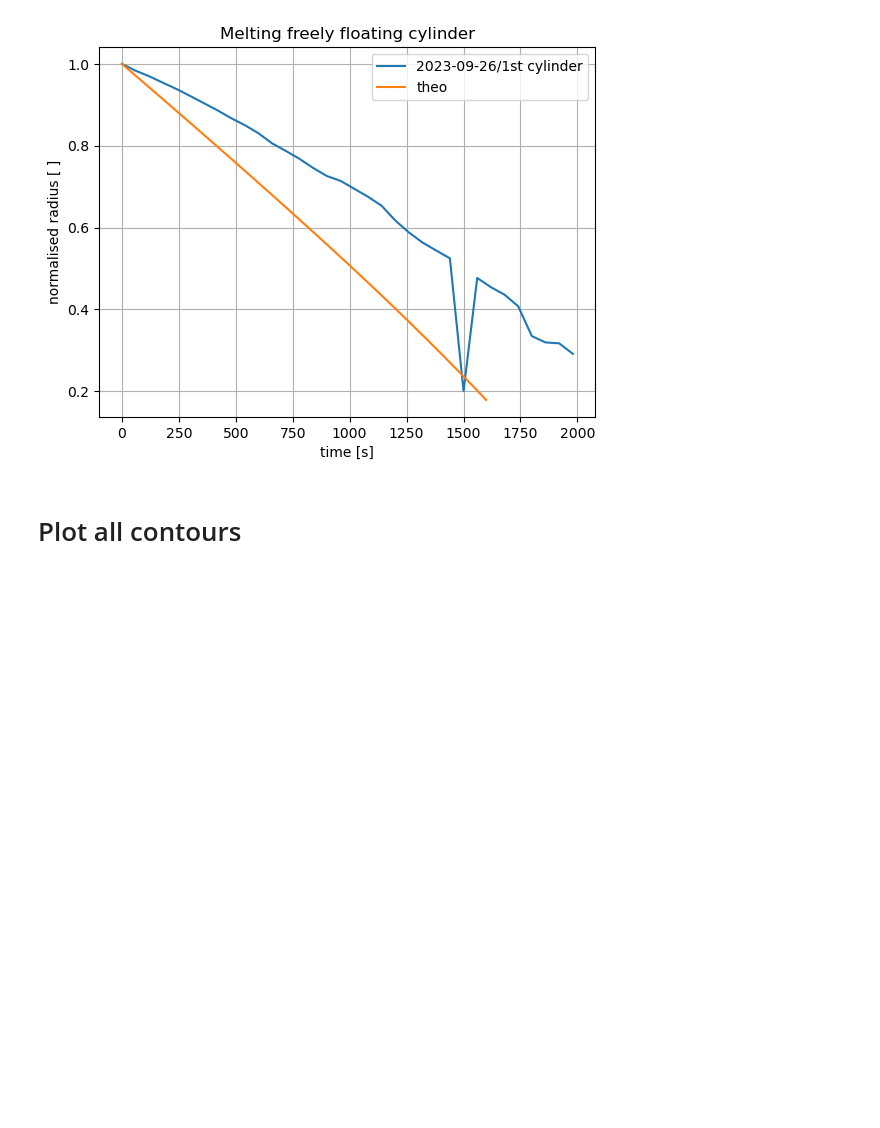
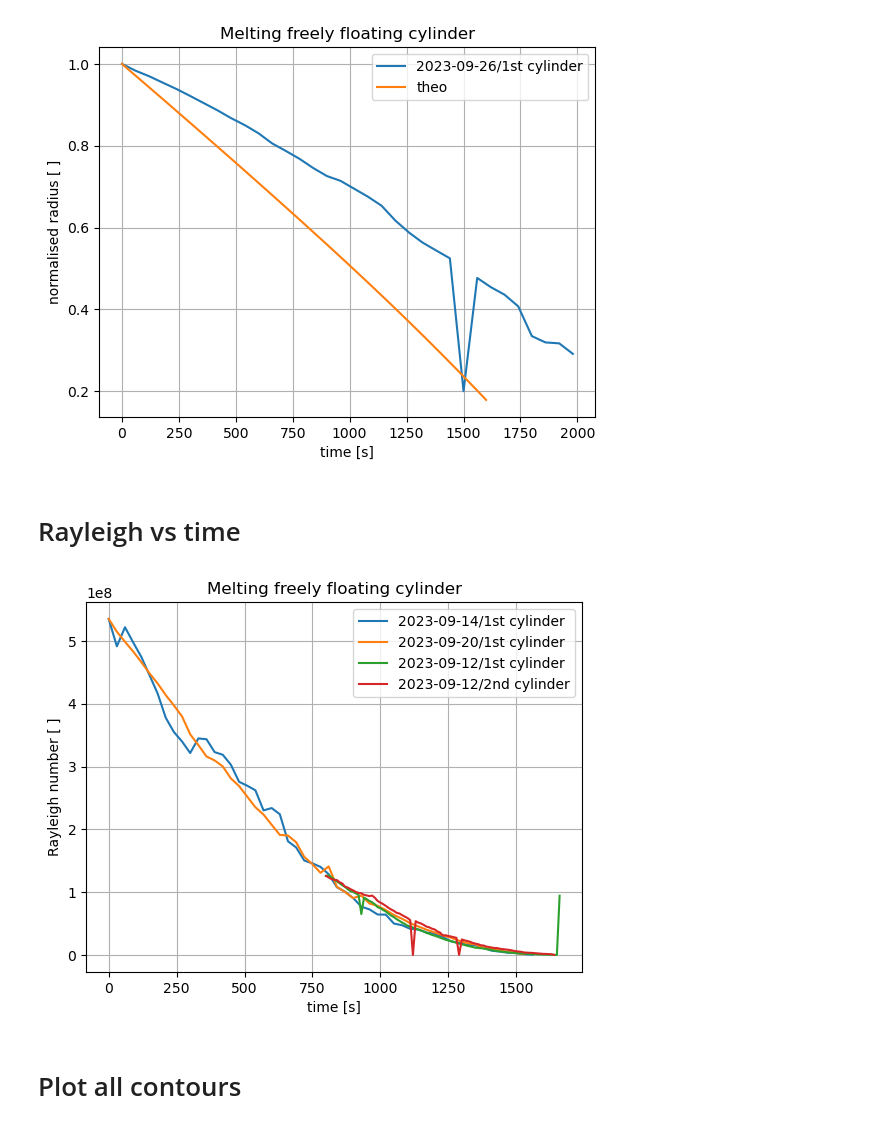
Before and after one commit to ebellincioni/floatingIce, a Jupyter notebook: 23-09-13_floating_dataAnalysis.ipynb, the cells around one changed output. Cells and saved outputs as stored; diff of their text form; code cells hidden in the pictures; blank space fills up the shorter version.

```diff
--- a/23-09-13_floating_dataAnalysis.ipynb
+++ b/23-09-13_floating_dataAnalysis.ipynb
@@ -270,6 +270,60 @@ plt.title('Melting freely floating cylinder')
 plt.show()
 # %% [output]
 [figure]
+# %% [markdown]
+# Rayleigh vs time
+# %%
+directory = '/Users/edoardo/Library/CloudStorage/OneDrive-UniversityofTwente/floating/'
+cylinders = ['2023-09-14/1st','2023-09-20/1st','2023-09-12/1st','2023-09-12/2nd']
+
+plt.figure()
+
+for ic,cylinder in enumerate(cylinders):
+    dirContours = directory+cylinder+'/contours/'
+    contoursPATH = []
+    for contour in glob.glob(dirContours+'/*.csv'):
+        contoursPATH.append(contour)
+    contoursPATH = np.sort(contoursPATH)
+
+    radii = []
+    for contourPATH in contoursPATH:
+        contour = np.genfromtxt(contourPATH,dtype='float',delimiter=',')
+        if contour.shape[1]!=2: contour = contour.T
+        radius = np.sqrt(PolyArea(contour[:,1],contour[:,0])/np.pi)
+        radii.append(radius)
+
+
+    if ic<=1:
+        conversion = 81e-3/radii[0] # m/px
+    else:
+        conversion = 50e-3/radii[0] # m/px
+    radii = np.array(radii)
+    radii *= conversion
+
+    if ic<=1:
+        plt.plot(30*np.arange(len(radii)),Ra(radii,-16,20),label=cylinder+' cylinder') # one contour every 10 seconds
+    else:
+        plt.plot(800+10*np.arange(len(radii)),Ra(radii,-16,20),label=cylinder+' cylinder') # one contour every 10 seconds
+
+
+#slope, _, _,_ = np.linalg.lstsq(30*np.arange(len(radii))[:,np.newaxis],
+#                                radii/radii[0])
+# plt.plot(30*np.arange(len(radii)),
+#         1-slope * 30*np.arange(len(radii)),
+#         label='linear')
+
+# plt.yscale('log')
+# plt.xscale('log')
+# plt.ylim(3e-1,1.01e0)
+
+plt.grid()
+plt.legend()
+plt.xlabel('time [s]')
+plt.ylabel('Rayleigh number [ ]')
+plt.title('Melting freely floating cylinder')
+plt.show()
+# %% [output]
+[figure, added]
 # %% [markdown]
 # Plot all contours
 # %%
```
Also changed, not shown: parts of 8 cells of this notebook, 1 other file.
